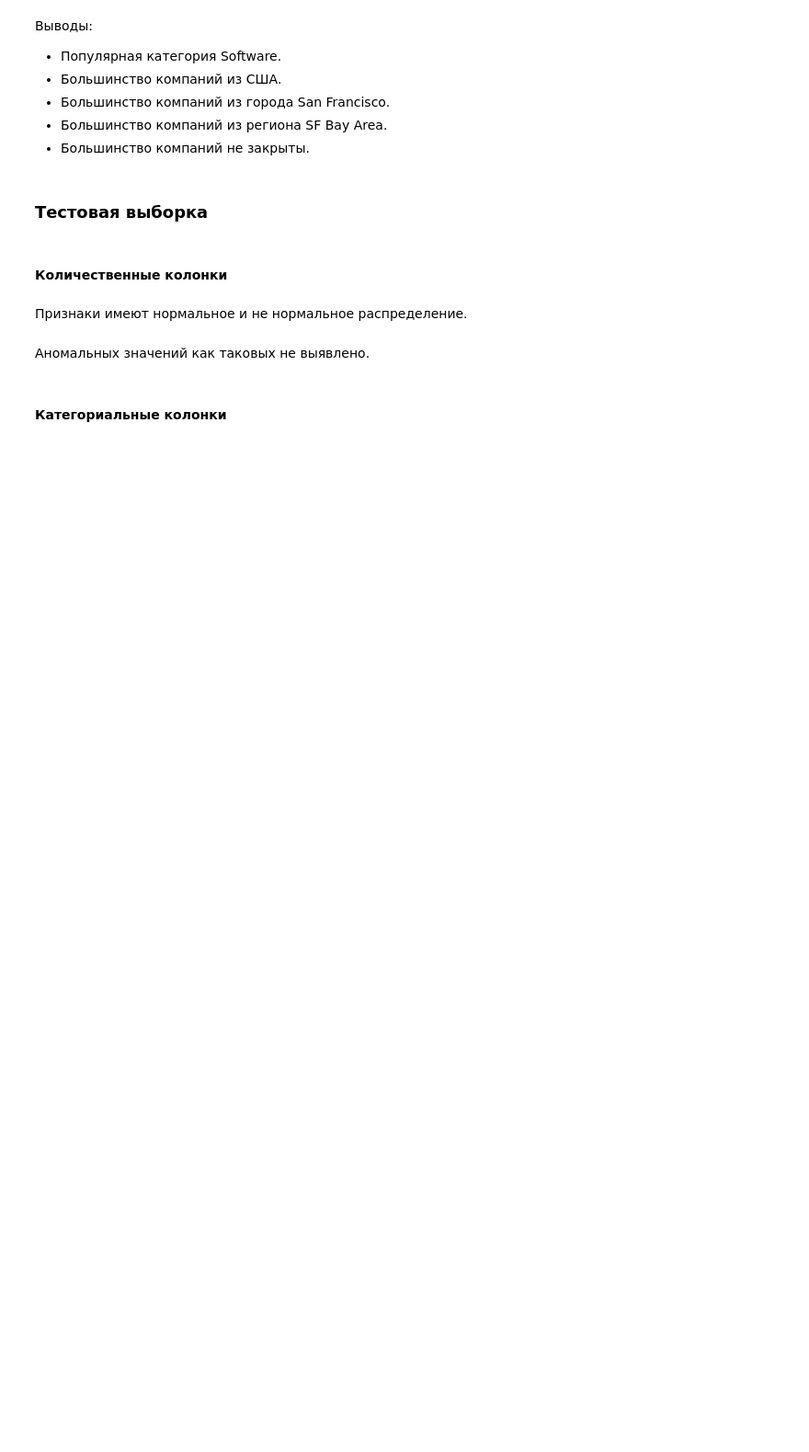
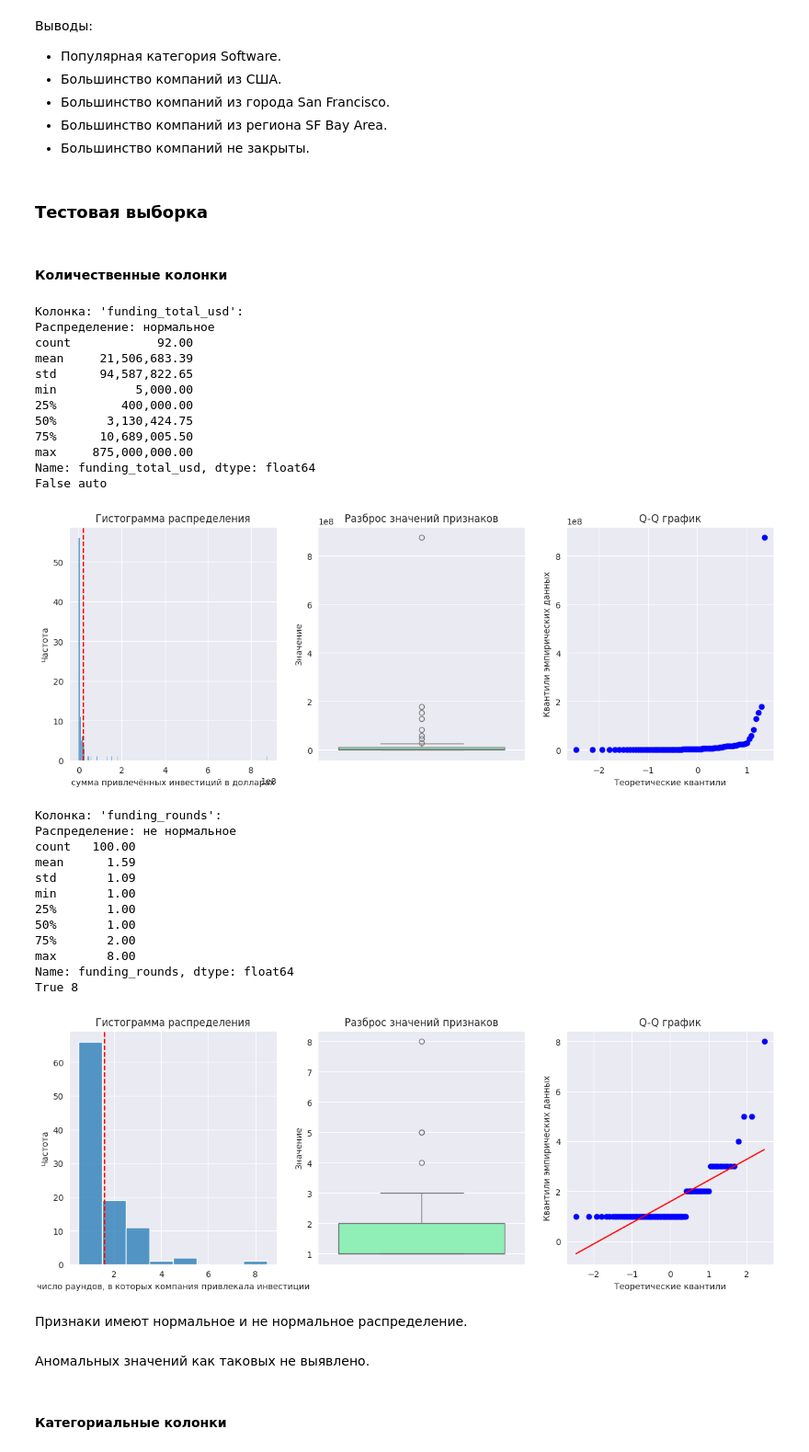
Before and after one commit to 72ru/practicum_startups, a Jupyter notebook: main.ipynb, the cells around one changed output. Shown at 92% size. Cells and saved outputs as stored; diff of their text form; code cells hidden in the pictures; blank space fills up the shorter version.

```diff
--- a/main.ipynb
+++ b/main.ipynb
@@ -438,2 +439,0 @@ df_test['closed_at'] = pd.to_datetime(df_train['closed_at'])
-# %%
-df_test['status'] = df_test['status'].apply(status_int)
@@ -441,0 +442,3 @@ df_test.info()
+# %%
+df_test['category'] = df_test['category_list'].apply(check_top_categories)
+df_test.category.unique()
@@ -538,11 +686,38 @@ df_train_sample = df_train.sample(n=1000, random_state=RANDOM_STATE).reset_index
 ### Тестовая выборка
 # %%
 # Сделаем sample_df для анализа
-df_test_sample = df_test.sample(n=1000, random_state=RANDOM_STATE).reset_index(drop=True)
+df_test_sample = df_test.sample(n=100, random_state=RANDOM_STATE).reset_index(drop=True)
 # %% [markdown]
 #### Количественные колонки
 # %%
-# quantitative_info(df_test_sample)
+quantitative_info(df_test_sample)
+# %% [output]
+Колонка: 'funding_total_usd':
+Распределение: нормальное
+count            92.00
+mean     21,506,683.39
+std      94,587,822.65
+min           5,000.00
+25%         400,000.00
+50%       3,130,424.75
+75%      10,689,005.50
+max     875,000,000.00
+Name: funding_total_usd, dtype: float64
+False auto
+[figure, added]
+Колонка: 'funding_rounds':
+Распределение: не нормальное
+count   100.00
+mean      1.59
+std       1.09
+min       1.00
+25%       1.00
+50%       1.00
+75%       2.00
+max       8.00
+Name: funding_rounds, dtype: float64
+True 8
+[figure, added]
 # %% [markdown]
 Признаки имеют нормальное и не нормальное распределение.
 # %% [markdown]
```
Also changed, not shown: parts of 72 cells of this notebook, 2 other files.
